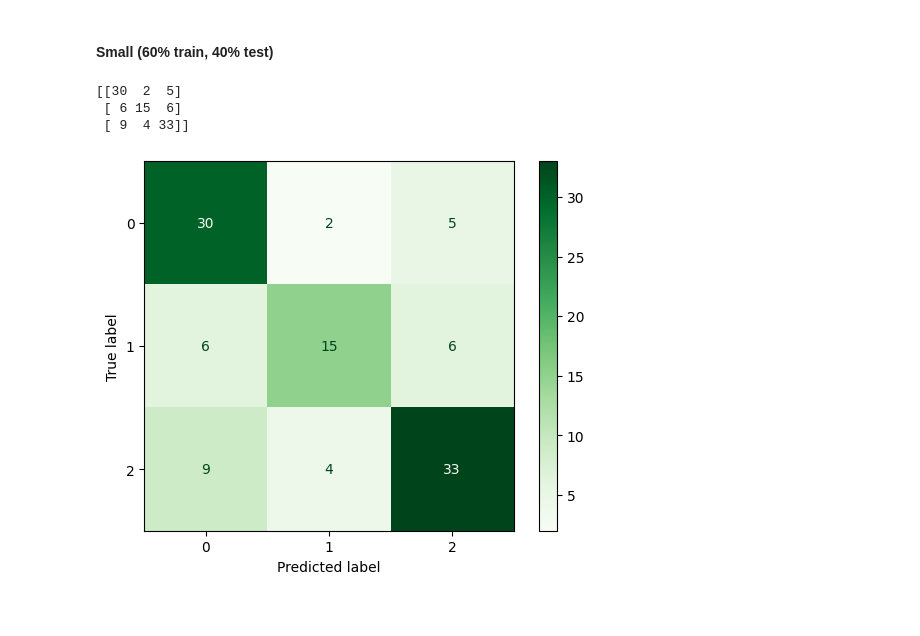
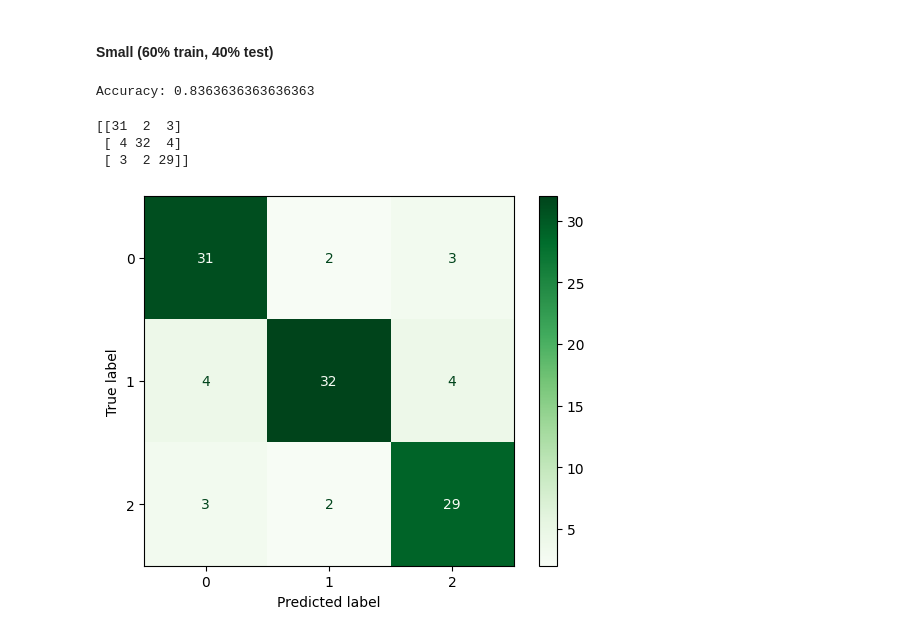
Before and after one commit to Jana18kh/Project, a Jupyter notebook: Project.ipynb, the cells around one changed output. Saved outputs shown, nothing was run; the diff lists cells and outputs as text; code cells hidden in the pictures.

```diff
--- a/Project.ipynb
+++ b/Project.ipynb
@@ -527,52 +525,53 @@ print(df)
 # %% [markdown]
 #### Small (60% train, 40% test)
 # %%
-import pandas as pd
 from sklearn.tree import DecisionTreeClassifier
 from sklearn.model_selection import train_test_split
-from sklearn.metrics import confusion_matrix, ConfusionMatrixDisplay, accuracy_score
 from sklearn.preprocessing import LabelEncoder
-import matplotlib.pyplot as plt
+from sklearn import metrics
 
+# Feature Selection
+fn = df.keys().tolist()[1:-1]
+X = df[fn]
+y = df['stress_level']
 
-fn= df.keys().tolist()[:-1]
-X= df[fn]
-y=df['stress_level']
+# Encode target variable to numerical values
+le = LabelEncoder()
+y_encoded = le.fit_transform(y)
 
-# The dataset is divided into 90% training and 10% testing subsets.
-X_train, X_test, y_train, y_test = train_test_split(X, y, test_size=0.1, random_state=1)
+# Splitting Data into 60% training and 40% testing subsets
+X_train, X_test, y_train, y_test = train_test_split(X, y_encoded, test_size=0.4, random_state=1)
 
-X_encoded = pd.get_dummies(X)
+# Bulding decision tree model
+clf1 = DecisionTreeClassifier(criterion='entropy')
 
-#Create Decision Tree classifer object
-clf = DecisionTreeClassifier(criterion='entropy')
+# Train Decision Tree Classifier
+clf1 = clf1.fit(X_train, y_train)
 
-# Train Decision Tree Classifer
-clf = clf.fit(X_train,y_train)
+# Predict the response for test dataset
+y_pred = clf1.predict(X_test)
 
-#Predict the response for test dataset
-y_pred = clf.predict(X_test)
+# Evaluating the model
+print("Accuracy:", metrics.accuracy_score(y_test, y_pred))
+# %% [output]
+Accuracy: 0.8363636363636363
 # %%
 from sklearn.metrics import confusion_matrix
-import matplotlib.pyplot as plt
 
-#compute and print the confusion matrix
-
+# Compute and print the confusion matrix
 cm = confusion_matrix(y_test, y_pred)
 print(cm)
 
 from sklearn.metrics import ConfusionMatrixDisplay
-c=df['stress_level'].unique()
+cn = df['stress_level'].unique() # classes_names
 
-cm = confusion_matrix(y_test, y_pred)
 class_labels = {0:'0', 1:'1', 2:'2'}
 
 # create a confusion matrix display object
-disp = ConfusionMatrixDisplay(confusion_matrix=cm, display_labels=[class_labels[0], class_labels[1], class_labels[2]])
-disp.plot(cmap=plt.cm.Greens)
+disp = ConfusionMatrixDisplay.from_estimator(clf1, X_test, y_test, display_labels=cn)
 plt.show()
 # %% [output]
-[[30  2  5]
- [ 6 15  6]
- [ 9  4 33]]
+[[31  2  3]
+ [ 4 32  4]
+ [ 3  2 29]]
-[figure, old version]
+[figure, new version]
```
Also changed, not shown: parts of 2 cells of this notebook.
